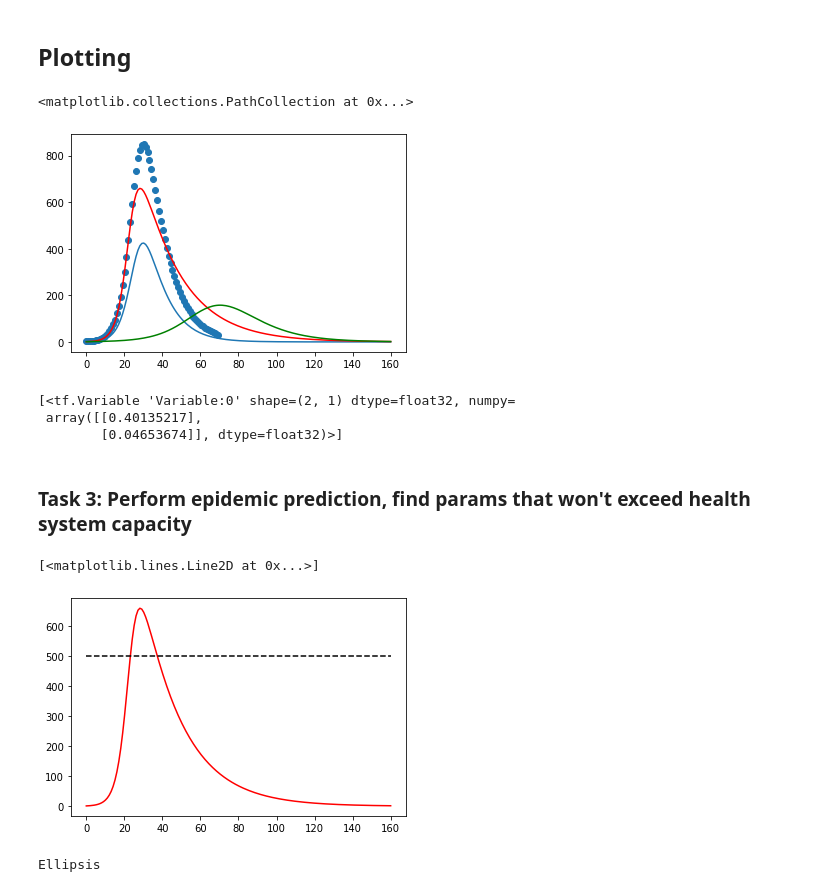
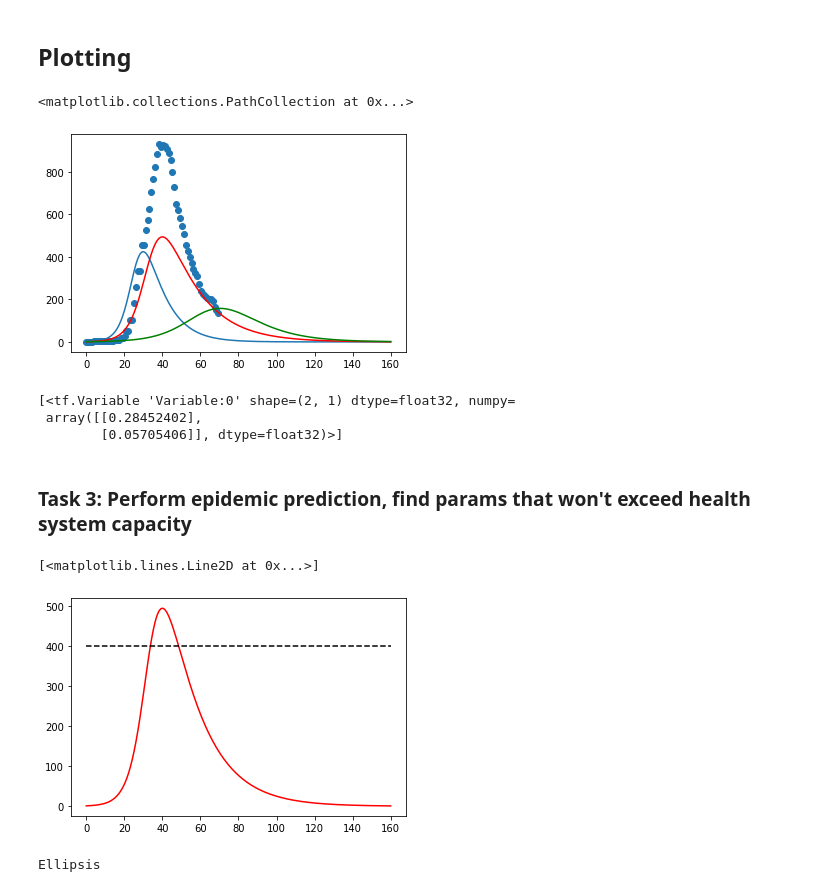
Before and after one commit to mtsokol/epidemic-modelling-workshop, a Jupyter notebook: Lab-part-2.ipynb, the cells around one changed output. Saved outputs shown, nothing was run; the diff lists cells and outputs as text; code cells hidden in the pictures.

Commit message:
Real active cases

```diff
--- a/Lab-part-2.ipynb
+++ b/Lab-part-2.ipynb
@@ -87,3 +88,6 @@ def model_I(deriv, y0, dt, steps, N, beta, gamma):
 # %%
 def model_x(x_pred, horizon=70):
     return model_I(deriv, y0, dt, days, N, x_pred[0,0], x_pred[1,0])[:horizon]
+# %%
+data = pd.read_csv("New Zealand COVID active cases.csv", delimiter=";", )
+data.head()
@@ -90,7 +101,6 @@ def model_x(x_pred, horizon=70):
 # %%
 raw = model_x(prediction, horizon=days)
-data = model_x(prior) * 2.
-y = data
+y = data.loc[:, "Active cases"].values
 # %%
 class MyModel(tf.keras.Model):
 
@@ -170,23 +180,23 @@ ax.plot(t, tf.squeeze(raw), color='g')
 ax.scatter(t[:70], tf.squeeze(y))
 # %% [output]
 <matplotlib.collections.PathCollection at 0x...>
-[figure, old version]
+[figure, new version]
 # %%
 model.weights
 # %% [output]
 [<tf.Variable 'Variable:0' shape=(2, 1) dtype=float32, numpy=
- array([[0.40135217],
-        [0.04653674]], dtype=float32)>]
+ array([[0.28452402],
+        [0.05705406]], dtype=float32)>]
 # %% [markdown]
 ### Task 3: Perform epidemic prediction, find params that won't exceed health system capacity
 # %%
 fig, ax = plt.subplots()
-health_sys_cap = 500
+health_sys_cap = 400
 ax.plot(t, tf.squeeze(model_x(model.weights[0], horizon=days)), color='r')
 ax.plot(t, [health_sys_cap for _ in t], '--k')
 # %% [output]
 [<matplotlib.lines.Line2D at 0x...>]
-[figure, old version]
+[figure, new version]
 # %%
 ...
 # %% [output]
```
Also changed, not shown: parts of 3 cells of this notebook, 1 other file.
